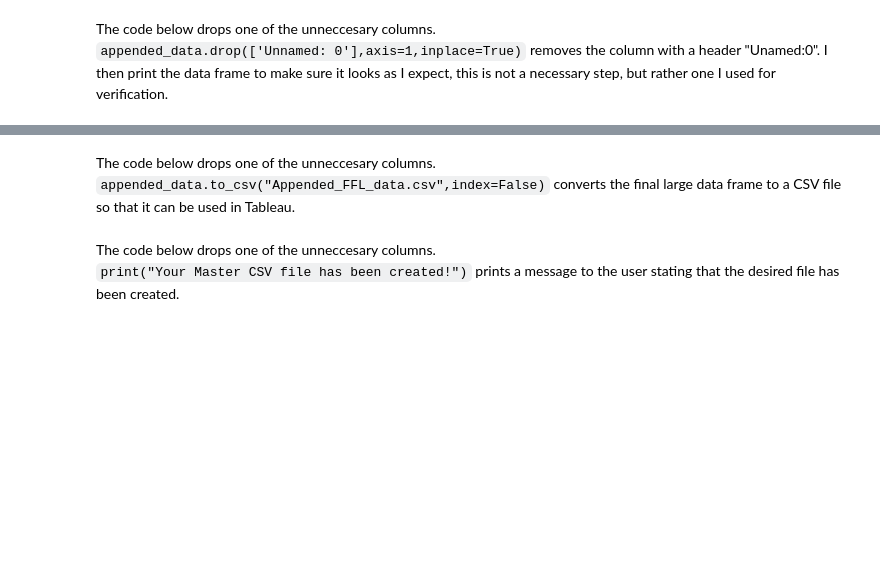
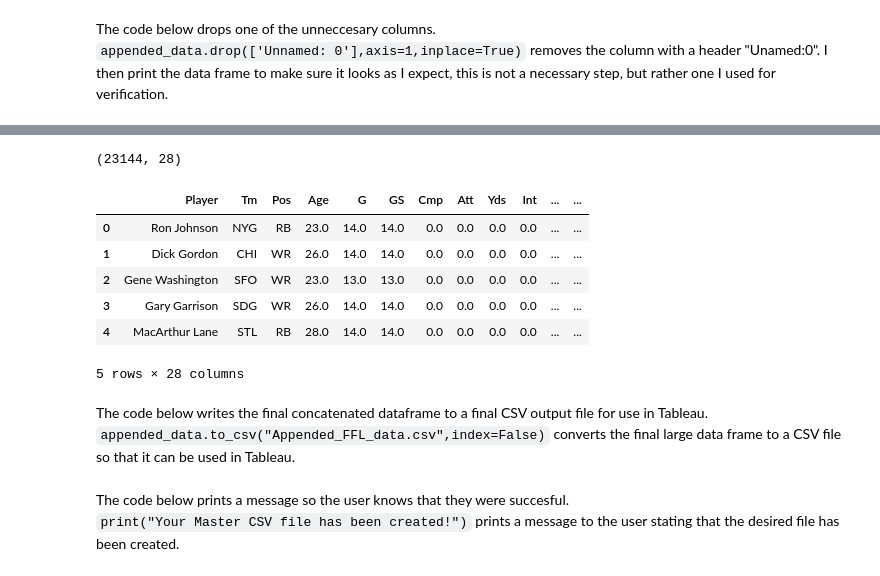
Before and after one commit to dust39/FFL_Project_Data2, a Jupyter notebook: FFL_project_data2.ipynb, the cells around one changed output, grey strips where cells are left out. Cells and saved outputs as stored; diff of their text form; code cells hidden in the pictures; blank space fills up the shorter version.

```diff
--- a/FFL_project_data2.ipynb
+++ b/FFL_project_data2.ipynb
@@ -52,10 +102,22 @@ appended_data
+# %%
+print(appended_data.shape)
+appended_data.head()
+# %% [output]
+(23144, 28)
+|  | Player | Tm | Pos | Age | G | GS | Cmp | Att | Yds | Int | ... | ... |
+| 0 | Ron Johnson | NYG | RB | 23.0 | 14.0 | 14.0 | 0.0 | 0.0 | 0.0 | 0.0 | ... | ... |
+| 1 | Dick Gordon | CHI | WR | 26.0 | 14.0 | 14.0 | 0.0 | 0.0 | 0.0 | 0.0 | ... | ... |
+| 2 | Gene Washington | SFO | WR | 23.0 | 13.0 | 13.0 | 0.0 | 0.0 | 0.0 | 0.0 | ... | ... |
+| 3 | Gary Garrison | SDG | WR | 26.0 | 14.0 | 14.0 | 0.0 | 0.0 | 0.0 | 0.0 | ... | ... |
+| 4 | MacArthur Lane | STL | RB | 28.0 | 14.0 | 14.0 | 0.0 | 0.0 | 0.0 | 0.0 | ... | ... |
+5 rows × 28 columns
 # %% [markdown]
-The code below drops one of the unneccesary columns.
+The code below writes the final concatenated dataframe to a final CSV output file for use in Tableau.
  `appended_data.to_csv("Appended_FFL_data.csv",index=False)` converts the final large data frame to a CSV file so that it can be used in Tableau.
 # %%
 appended_data.to_csv("Appended_FFL_data.csv",index=False)
 # %% [markdown]
-The code below drops one of the unneccesary columns.
+The code below prints a message so the user knows that they were succesful.
  `print("Your Master CSV file has been created!")` prints a message to the user stating that the desired file has been created.
 # %%
 print("Your Master CSV file has been created!")
```
Also changed, not shown: parts of 15 cells of this notebook, 2 other files.
